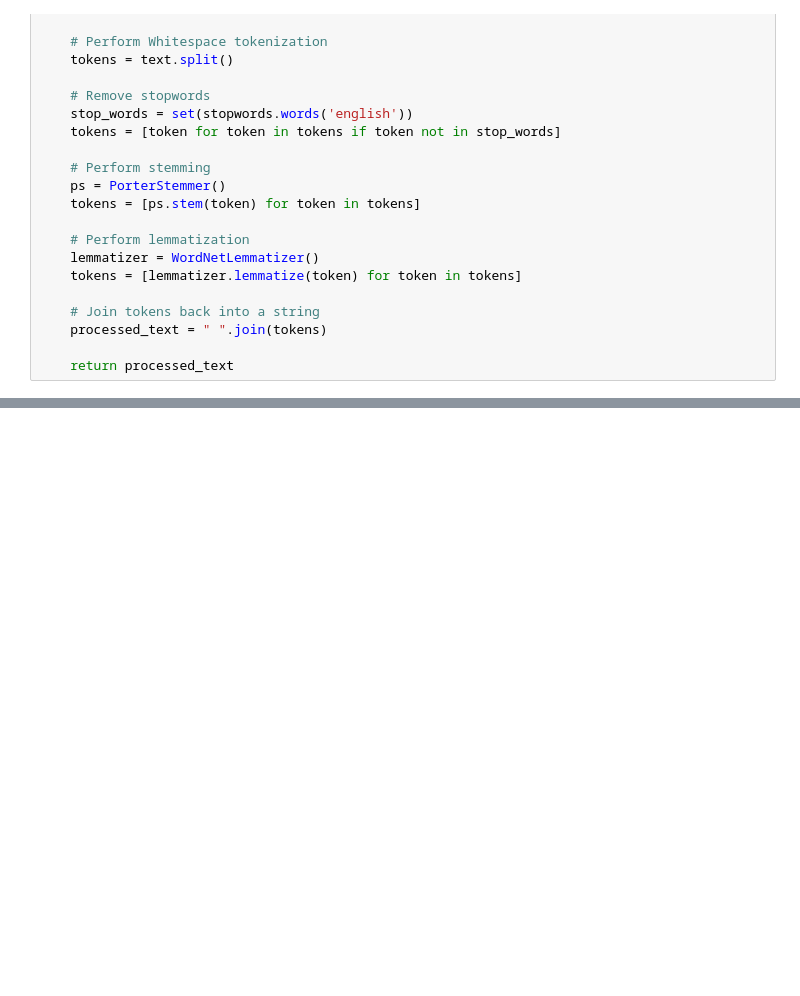
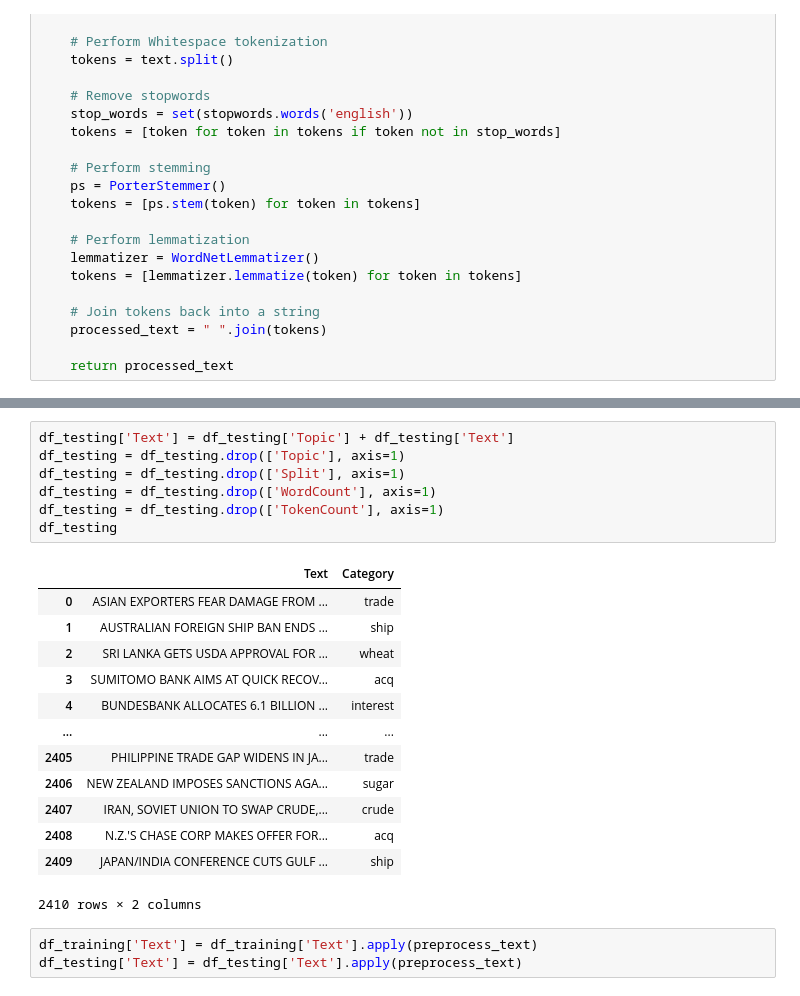
Before and after one commit to NevJay/NLP-Group-CW, a Jupyter notebook: Task_2/Reuters_Preprocessing.ipynb, the cells around one changed output, grey strips where cells are left out. Saved outputs shown, nothing was run; the diff lists cells and outputs as text; blank space fills up the shorter version.

```diff
--- a/Task_2/Reuters_Preprocessing.ipynb
+++ b/Task_2/Reuters_Preprocessing.ipynb
@@ -235,0 +96,24 @@ After removing whitespace:
+# %%
+df_testing['Text'] = df_testing['Topic'] + df_testing['Text']
+df_testing = df_testing.drop(['Topic'], axis=1)
+df_testing = df_testing.drop(['Split'], axis=1)
+df_testing = df_testing.drop(['WordCount'], axis=1)
+df_testing = df_testing.drop(['TokenCount'], axis=1)
+df_testing
+# %% [output]
+|  | Text | Category |
+| 0 | ASIAN EXPORTERS FEAR DAMAGE FROM ... | trade |
+| 1 | AUSTRALIAN FOREIGN SHIP BAN ENDS ... | ship |
+| 2 | SRI LANKA GETS USDA APPROVAL FOR ... | wheat |
+| 3 | SUMITOMO BANK AIMS AT QUICK RECOV... | acq |
+| 4 | BUNDESBANK ALLOCATES 6.1 BILLION ... | interest |
+| ... | ... | ... |
+| 2405 | PHILIPPINE TRADE GAP WIDENS IN JA... | trade |
+| 2406 | NEW ZEALAND IMPOSES SANCTIONS AGA... | sugar |
+| 2407 | IRAN, SOVIET UNION TO SWAP CRUDE,... | crude |
+| 2408 | N.Z.'S CHASE CORP MAKES OFFER FOR... | acq |
+| 2409 | JAPAN/INDIA CONFERENCE CUTS GULF ... | ship |
+2410 rows × 2 columns
+# %%
+df_training['Text'] = df_training['Text'].apply(preprocess_text)
+df_testing['Text'] = df_testing['Text'].apply(preprocess_text)
```
Also changed, not shown: parts of 34 cells of this notebook, 26 other files.
